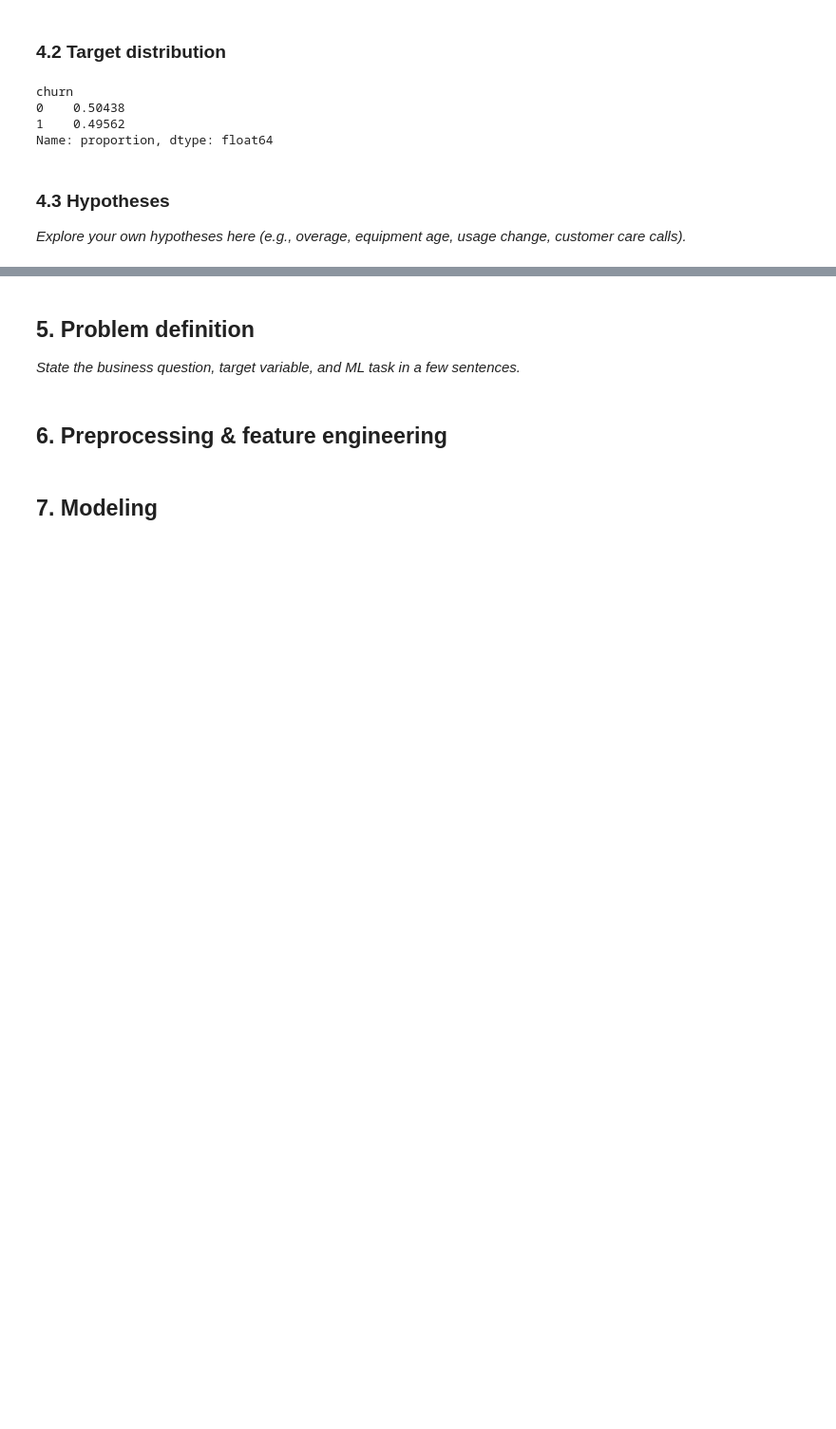
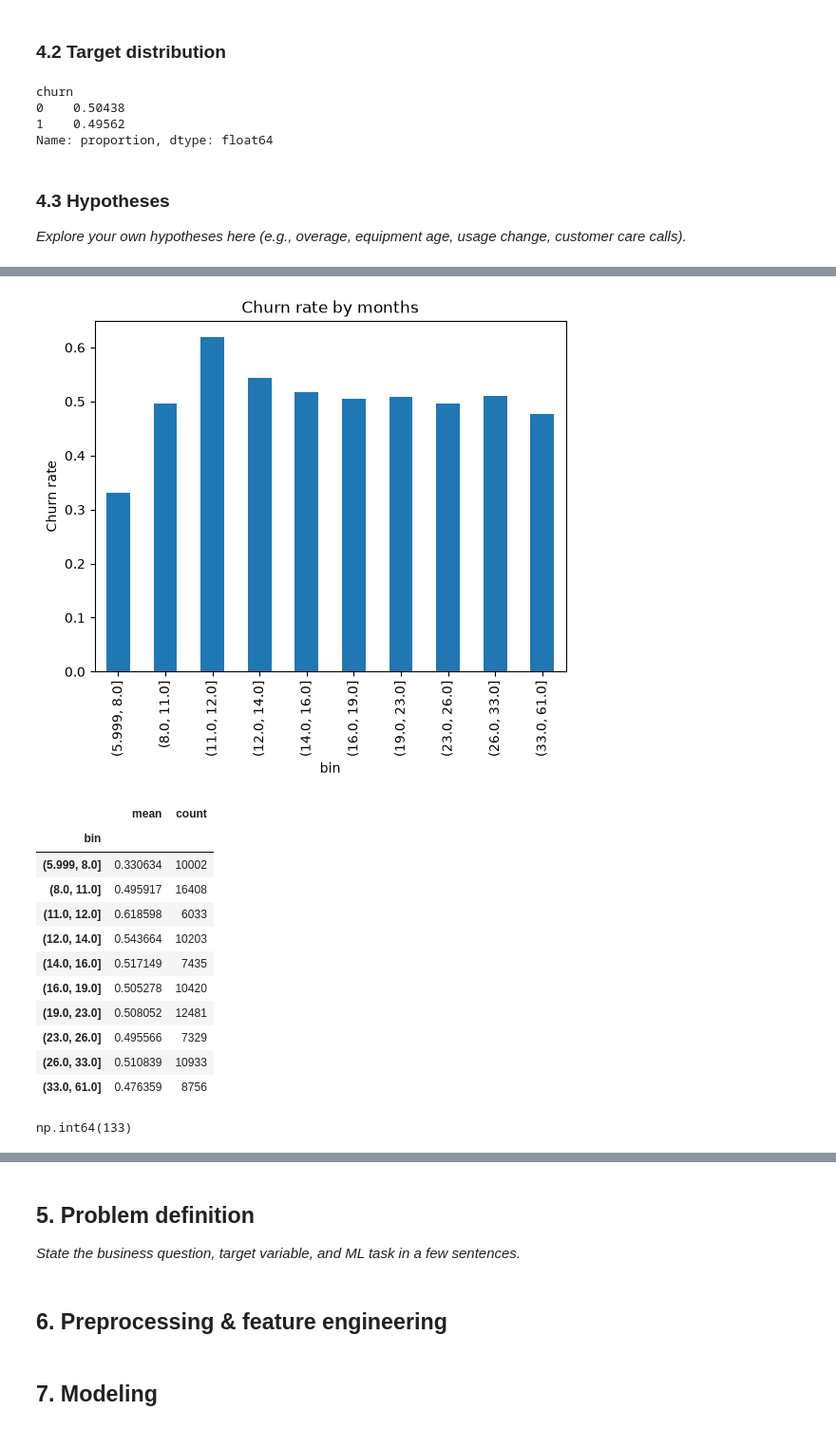
Before and after one commit to dilmani773/gci-final-assignment, a Jupyter notebook: main.ipynb, the cells around one changed output, grey strips where cells are left out. Shown at 95% size. Cells and saved outputs as stored; diff of their text form; code cells hidden in the pictures; blank space fills up the shorter version.

```diff
--- a/main.ipynb
+++ b/main.ipynb
@@ -86,0 +125,20 @@ _Explore your own hypotheses here (e.g., overage, equipment age, usage change, c
+# %%
+churn_by_bins('months', q=10)
+# %% [output]
+[figure, added]
+|  | mean | count |
+| bin |  |  |
+| (5.999, 8.0] | 0.330634 | 10002 |
+| (8.0, 11.0] | 0.495917 | 16408 |
+| (11.0, 12.0] | 0.618598 | 6033 |
+| (12.0, 14.0] | 0.543664 | 10203 |
+| (14.0, 16.0] | 0.517149 | 7435 |
+| (16.0, 19.0] | 0.505278 | 10420 |
+| (19.0, 23.0] | 0.508052 | 12481 |
+| (23.0, 26.0] | 0.495566 | 7329 |
+| (26.0, 33.0] | 0.510839 | 10933 |
+| (33.0, 61.0] | 0.476359 | 8756 |
+# %%
+(df['eqpdays'] < 0).sum()
+# %% [output]
+np.int64(133)
```
Also changed, not shown: parts of 6 cells of this notebook, 1 other file.
